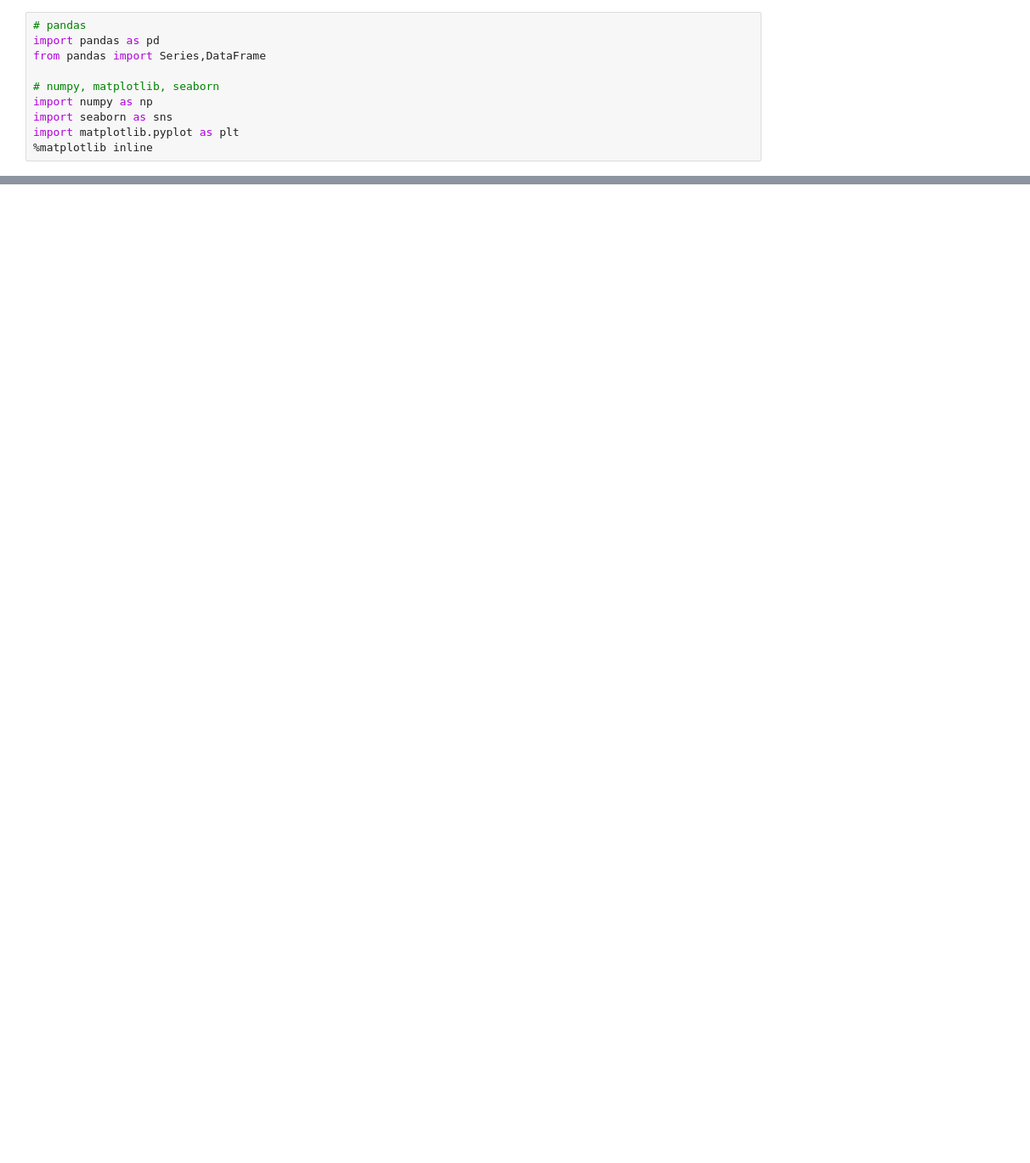
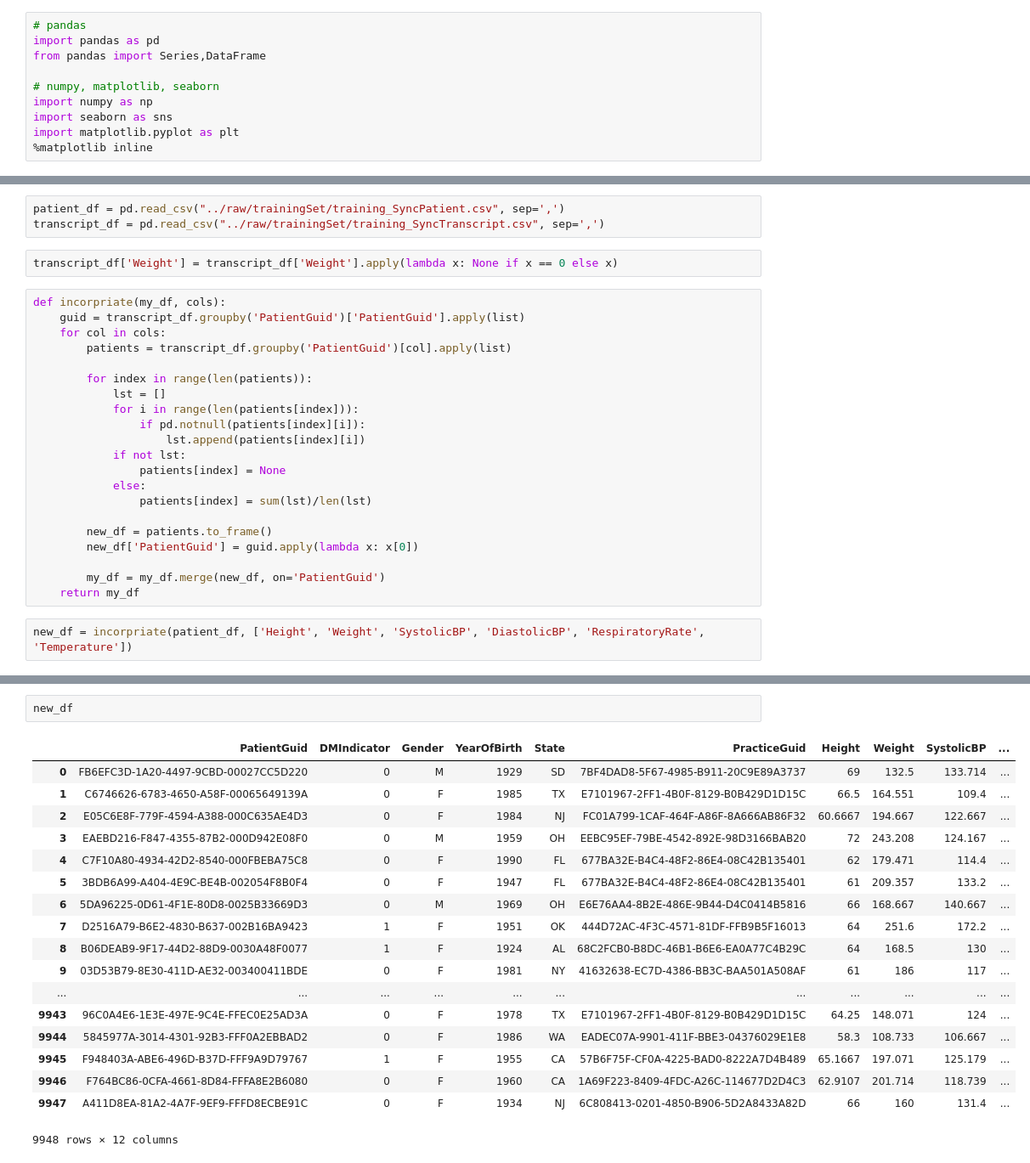
Before and after one commit to YuzhongHuang/Data-Science-Final, a Jupyter notebook: data/processed/Combing_Data .ipynb, the cells around one changed output, grey strips where cells are left out. Shown at 85% size. Cells and saved outputs as stored; diff of their text form; blank space fills up the shorter version.

Commit message:
processed transcripts data to record every patient's average basic data, including height, weight and etc.

```diff
--- a/data/processed/Combing_Data .ipynb
+++ b/data/processed/Combing_Data .ipynb
@@ -31,0 +11,28 @@ pd.read_csv("patient_lab.csv", sep=',')
+# %%
+patient_df = pd.read_csv("../raw/trainingSet/training_SyncPatient.csv", sep=',')
+transcript_df = pd.read_csv("../raw/trainingSet/training_SyncTranscript.csv", sep=',')
+# %%
+transcript_df['Weight'] = transcript_df['Weight'].apply(lambda x: None if x == 0 else x)
+# %%
+def incorpriate(my_df, cols):
+    guid = transcript_df.groupby('PatientGuid')['PatientGuid'].apply(list)
+    for col in cols:
+        patients = transcript_df.groupby('PatientGuid')[col].apply(list)
+
+        for index in range(len(patients)):
+            lst = []
+            for i in range(len(patients[index])):
+                if pd.notnull(patients[index][i]):
+                    lst.append(patients[index][i])
+            if not lst:
+                patients[index] = None
+            else:
+                patients[index] = sum(lst)/len(lst)
+
+        new_df = patients.to_frame()
+        new_df['PatientGuid'] = guid.apply(lambda x: x[0])
+
+        my_df = my_df.merge(new_df, on='PatientGuid')
+    return my_df
+# %%
+new_df = incorpriate(patient_df, ['Height', 'Weight', 'SystolicBP', 'DiastolicBP', 'RespiratoryRate', 'Temperature'])
@@ -31,0 +62,21 @@ pd.read_csv("patient_lab.csv", sep=',')
+# %%
+new_df
+# %% [output]
+|  | PatientGuid | DMIndicator | Gender | YearOfBirth | State | PracticeGuid | Height | Weight | SystolicBP | ... |
+| 0 | FB6EFC3D-1A20-4497-9CBD-00027CC5D220 | 0 | M | 1929 | SD | 7BF4DAD8-5F67-4985-B911-20C9E89A3737 | 69 | 132.5 | 133.714 | ... |
+| 1 | C6746626-6783-4650-A58F-00065649139A | 0 | F | 1985 | TX | E7101967-2FF1-4B0F-8129-B0B429D1D15C | 66.5 | 164.551 | 109.4 | ... |
+| 2 | E05C6E8F-779F-4594-A388-000C635AE4D3 | 0 | F | 1984 | NJ | FC01A799-1CAF-464F-A86F-8A666AB86F32 | 60.6667 | 194.667 | 122.667 | ... |
+| 3 | EAEBD216-F847-4355-87B2-000D942E08F0 | 0 | M | 1959 | OH | EEBC95EF-79BE-4542-892E-98D3166BAB20 | 72 | 243.208 | 124.167 | ... |
+| 4 | C7F10A80-4934-42D2-8540-000FBEBA75C8 | 0 | F | 1990 | FL | 677BA32E-B4C4-48F2-86E4-08C42B135401 | 62 | 179.471 | 114.4 | ... |
+| 5 | 3BDB6A99-A404-4E9C-BE4B-002054F8B0F4 | 0 | F | 1947 | FL | 677BA32E-B4C4-48F2-86E4-08C42B135401 | 61 | 209.357 | 133.2 | ... |
+| 6 | 5DA96225-0D61-4F1E-80D8-0025B33669D3 | 0 | M | 1969 | OH | E6E76AA4-8B2E-486E-9B44-D4C0414B5816 | 66 | 168.667 | 140.667 | ... |
+| 7 | D2516A79-B6E2-4830-B637-002B16BA9423 | 1 | F | 1951 | OK | 444D72AC-4F3C-4571-81DF-FFB9B5F16013 | 64 | 251.6 | 172.2 | ... |
+| 8 | B06DEAB9-9F17-44D2-88D9-0030A48F0077 | 1 | F | 1924 | AL | 68C2FCB0-B8DC-46B1-B6E6-EA0A77C4B29C | 64 | 168.5 | 130 | ... |
+| 9 | 03D53B79-8E30-411D-AE32-003400411BDE | 0 | F | 1981 | NY | 41632638-EC7D-4386-BB3C-BAA501A508AF | 61 | 186 | 117 | ... |
+| ... | ... | ... | ... | ... | ... | ... | ... | ... | ... | ... |
+| 9943 | 96C0A4E6-1E3E-497E-9C4E-FFEC0E25AD3A | 0 | F | 1978 | TX | E7101967-2FF1-4B0F-8129-B0B429D1D15C | 64.25 | 148.071 | 124 | ... |
+| 9944 | 5845977A-3014-4301-92B3-FFF0A2EBBAD2 | 0 | F | 1986 | WA | EADEC07A-9901-411F-BBE3-04376029E1E8 | 58.3 | 108.733 | 106.667 | ... |
+| 9945 | F948403A-ABE6-496D-B37D-FFF9A9D79767 | 1 | F | 1955 | CA | 57B6F75F-CF0A-4225-BAD0-8222A7D4B489 | 65.1667 | 197.071 | 125.179 | ... |
+| 9946 | F764BC86-0CFA-4661-8D84-FFFA8E2B6080 | 0 | F | 1960 | CA | 1A69F223-8409-4FDC-A26C-114677D2D4C3 | 62.9107 | 201.714 | 118.739 | ... |
+| 9947 | A411D8EA-81A2-4A7F-9EF9-FFFD8ECBE91C | 0 | F | 1934 | NJ | 6C808413-0201-4850-B906-5D2A8433A82D | 66 | 160 | 131.4 | ... |
+9948 rows × 12 columns
```
Also changed, not shown: parts of 3 cells of this notebook, 1 other file.
